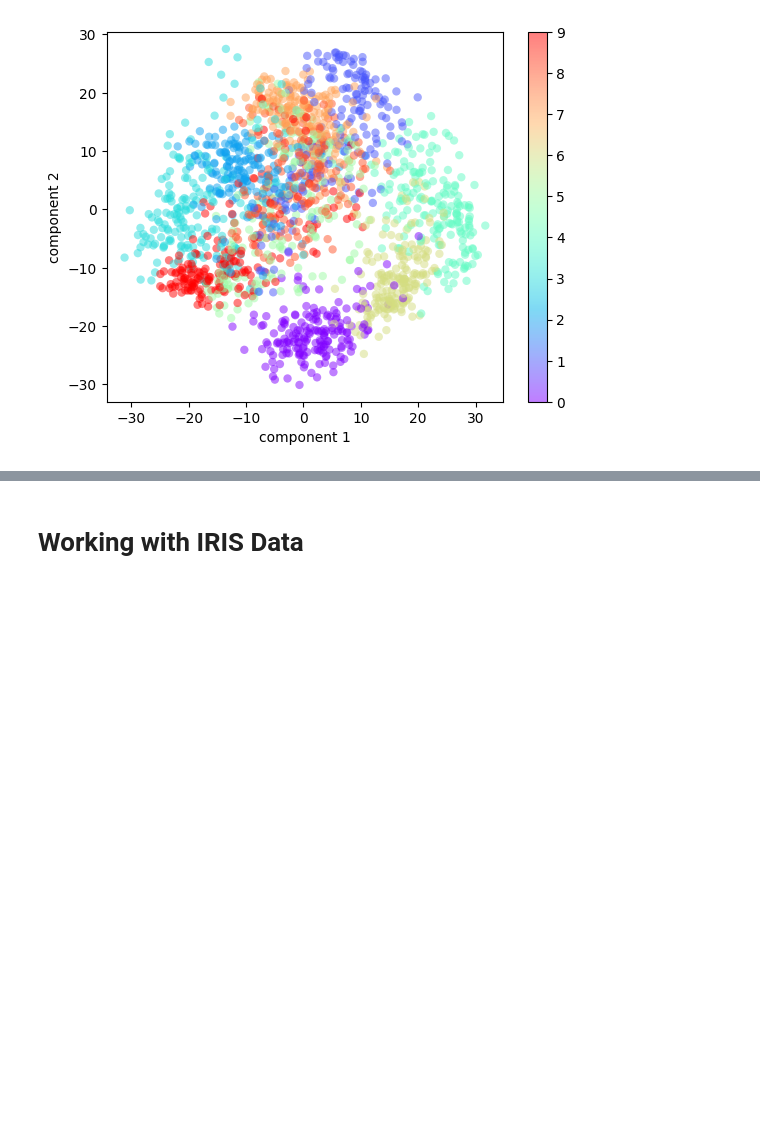
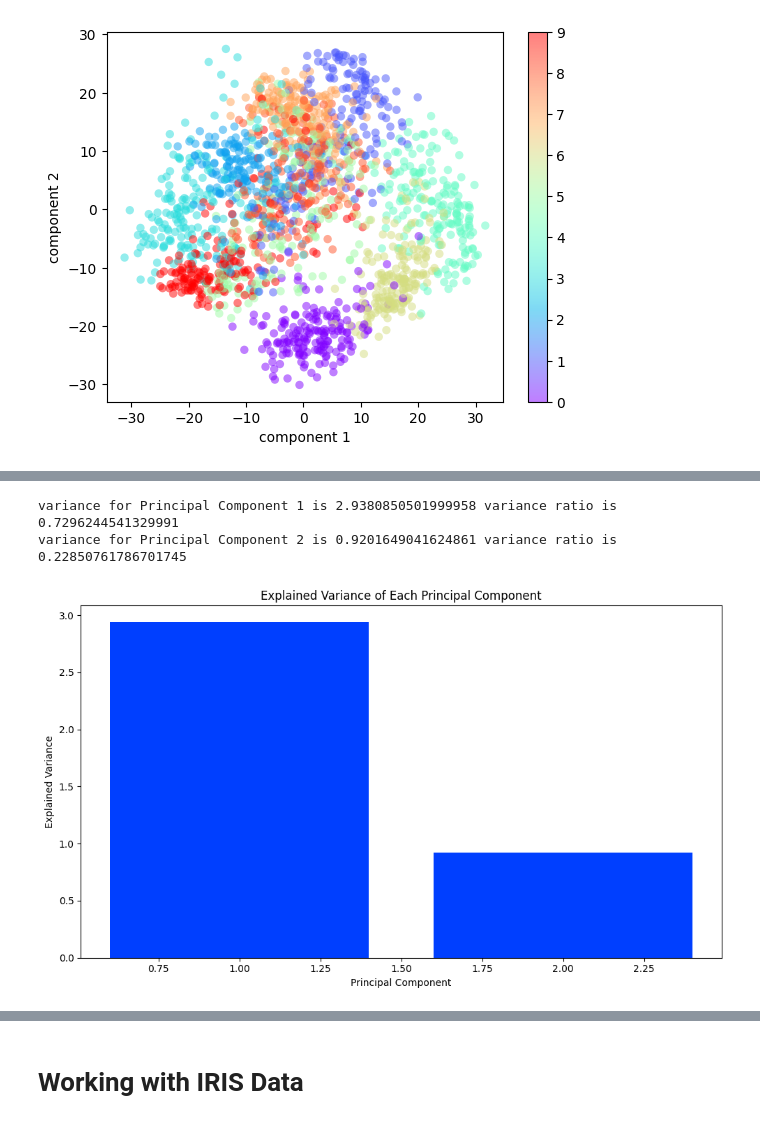
Before and after one commit to falawar7/AAI614_ELAWAR, a Jupyter notebook: Week6/FE_Notebook6_5.ipynb, the cells around one changed output, grey strips where cells are left out. Drawn from its saved outputs; the diff is of its cells as text; code cells hidden in the pictures; blank space fills up the shorter version.

```diff
--- a/Week6/FE_Notebook6_5.ipynb
+++ b/Week6/FE_Notebook6_5.ipynb
@@ -107,19 +98,0 @@ assert version.parse(matplotlib.__version__) >= version.parse("3.7.3")
-# %%
-%matplotlib inline
-import numpy as np
-import matplotlib.pyplot as plt
-from sklearn import datasets
-plt.style.use('seaborn-v0_8-bright')
-
-
-iris = datasets.load_wine()
-X = wine.data[:, :2]
-
-# Create the scatter plot
-plt.scatter(X[:, 0], X[:, 1], c=wine.target, cmap='viridis', edgecolors='k')
-plt.axis('equal')
-plt.xlabel('Feature 1')
-plt.ylabel('Feature 2')
-plt.title('Wine Dataset (First Two Features)')
-plt.colorbar(label='Species')
-plt.show()
@@ -231,0 +145,6 @@ plt.colorbar();
+# %%
+for i in range(len(pca.explained_variance_)):
+  print(f'variance for Principal Component {i+1} is {pca.explained_variance_[i]} variance ratio is {pca.explained_variance_ratio_[i]}')
+# %% [output]
+variance for Principal Component 1 is 2.9380850501999958 variance ratio is 0.7296244541329991
+variance for Principal Component 2 is 0.9201649041624861 variance ratio is 0.22850761786701745
@@ -231,0 +162,12 @@ plt.colorbar();
+# %%
+fig, ax = plt.subplots(figsize=(10,6))
+
+ax.bar(range(1, len(pca.explained_variance_) + 1), pca.explained_variance_)
+ax.set_title('Explained Variance of Each Principal Component')
+ax.set_xlabel('Principal Component')
+ax.set_ylabel('Explained Variance')
+
+plt.tight_layout()
+plt.show()
+# %% [output]
+[figure, added]
```
Also changed, not shown: parts of 31 cells of this notebook.
